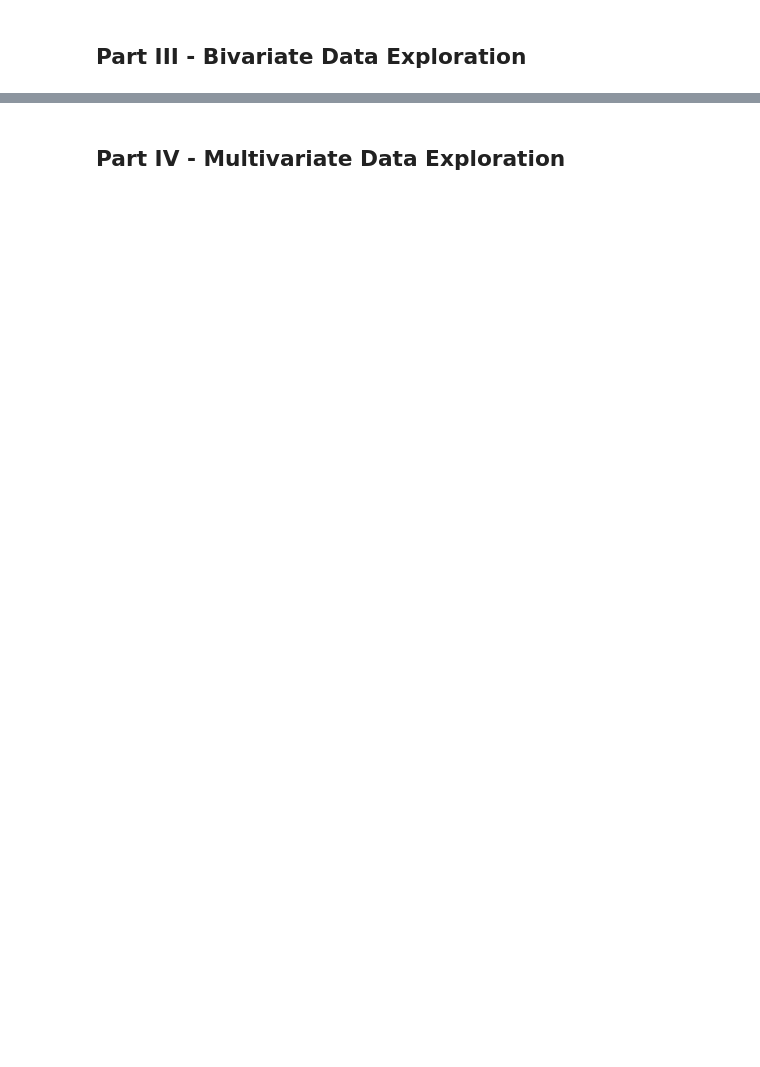
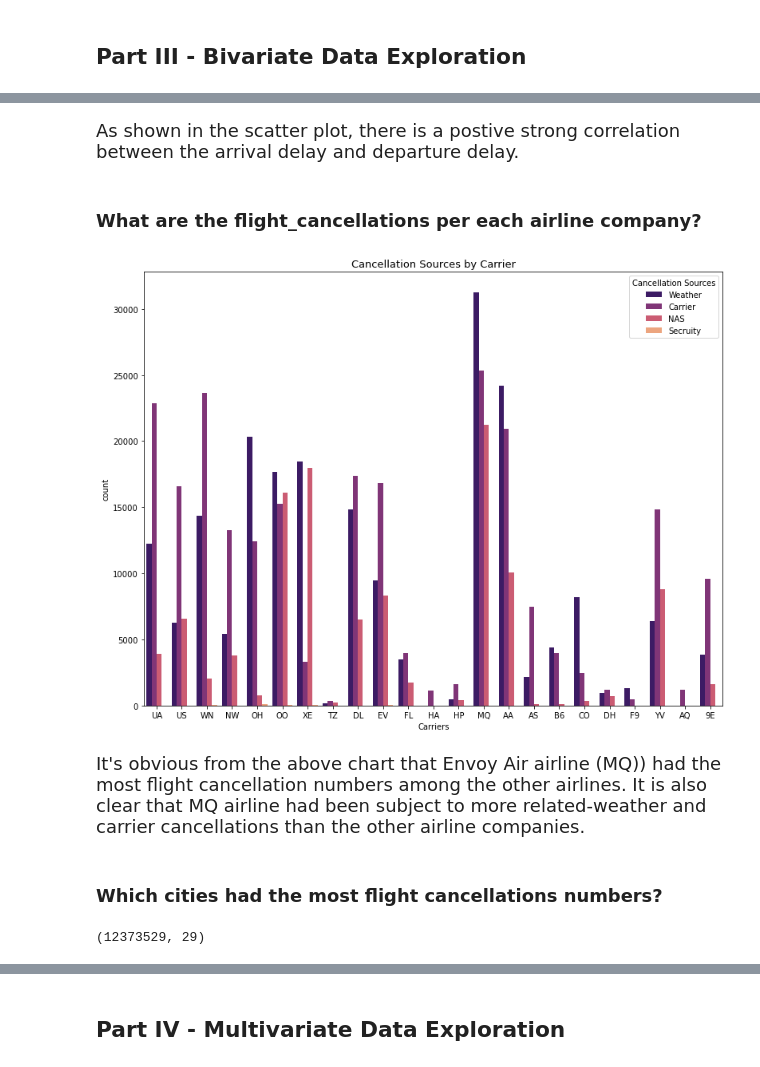
Before and after one commit to mozaini/Visualization_Project, a Jupyter notebook: exploration_template.ipynb, the cells around one changed output, grey strips where cells are left out. Cells and saved outputs as stored; diff of their text form; code cells hidden in the pictures; blank space fills up the shorter version.

```diff
--- a/exploration_template.ipynb
+++ b/exploration_template.ipynb
@@ -269,0 +308,17 @@ plt.ylabel('Count of Delays');
+# %% [markdown]
+<p style="font-size:18px">As shown in the scatter plot, there is a postive strong correlation between the arrival delay and departure delay. </p>
+# %% [markdown]
+### What are the flight_cancellations per each airline company?
+# %%
+plt.figure(figsize=(13,10))
+sns.countplot(data = flight_df , x = 'UniqueCarrier', hue = 'CancellationCode', palette = 'magma');
+plt.legend(title='Cancellation Sources', loc='upper right', labels=['Weather', 'Carrier', 'NAS','Secruity'])
+plt.title('Cancellation Sources by Carrier', fontsize = 13)
+plt.xlabel('Carriers')
+plt.show();
+# %% [output]
+[figure, added]
+# %% [markdown]
+<p style="font-size:18px">It's obvious from the above chart that Envoy Air airline (MQ)) had the most flight cancellation numbers among the other airlines. It is also clear that MQ airline had been subject to more related-weather and carrier cancellations than the other airline companies. </p>
+# %% [markdown]
+### Which cities had the most flight cancellations numbers?
@@ -269,0 +328,4 @@ plt.ylabel('Count of Delays');
+# %%
+cities_df.shape
+# %% [output]
+(12373529, 29)
```
Also changed, not shown: parts of 62 cells of this notebook.
